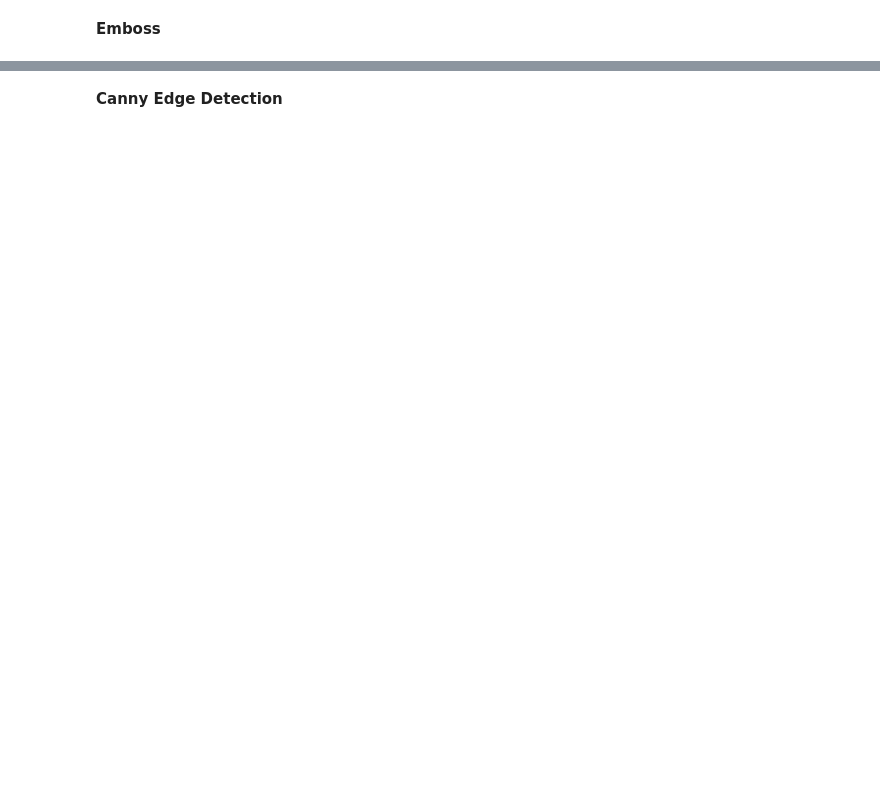
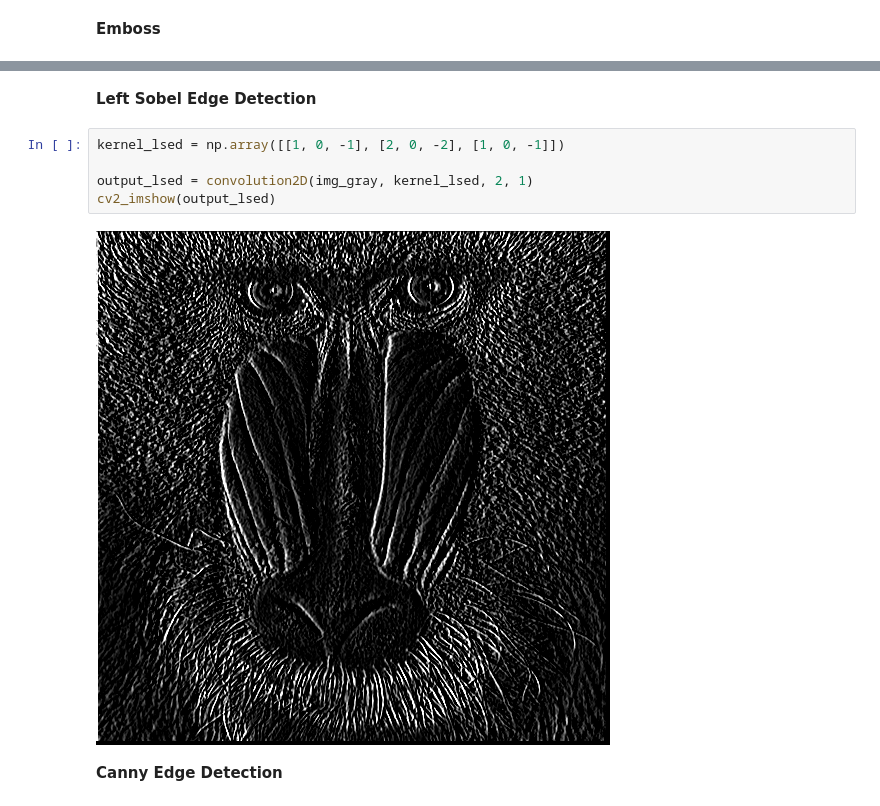
Before and after one commit to rizkinahayyuni/PCVK_Genap_2022, a Jupyter notebook: Modul7.ipynb, the cells around one changed output, grey strips where cells are left out. Cells and saved outputs as stored; diff of their text form; blank space fills up the shorter version.

```diff
--- a/Modul7.ipynb
+++ b/Modul7.ipynb
@@ -104,2 +112,11 @@ cv2_imshow(output)
+# %% [markdown]
+**Left Sobel Edge Detection**
+# %%
+kernel_lsed = np.array([[1, 0, -1], [2, 0, -2], [1, 0, -1]])
+
+output_lsed = convolution2D(img_gray, kernel_lsed, 2, 1)
+cv2_imshow(output_lsed)
+# %% [output]
+[figure, added]
 # %% [markdown]
 **Canny Edge Detection**
```
Also changed, not shown: parts of 8 cells of this notebook.
